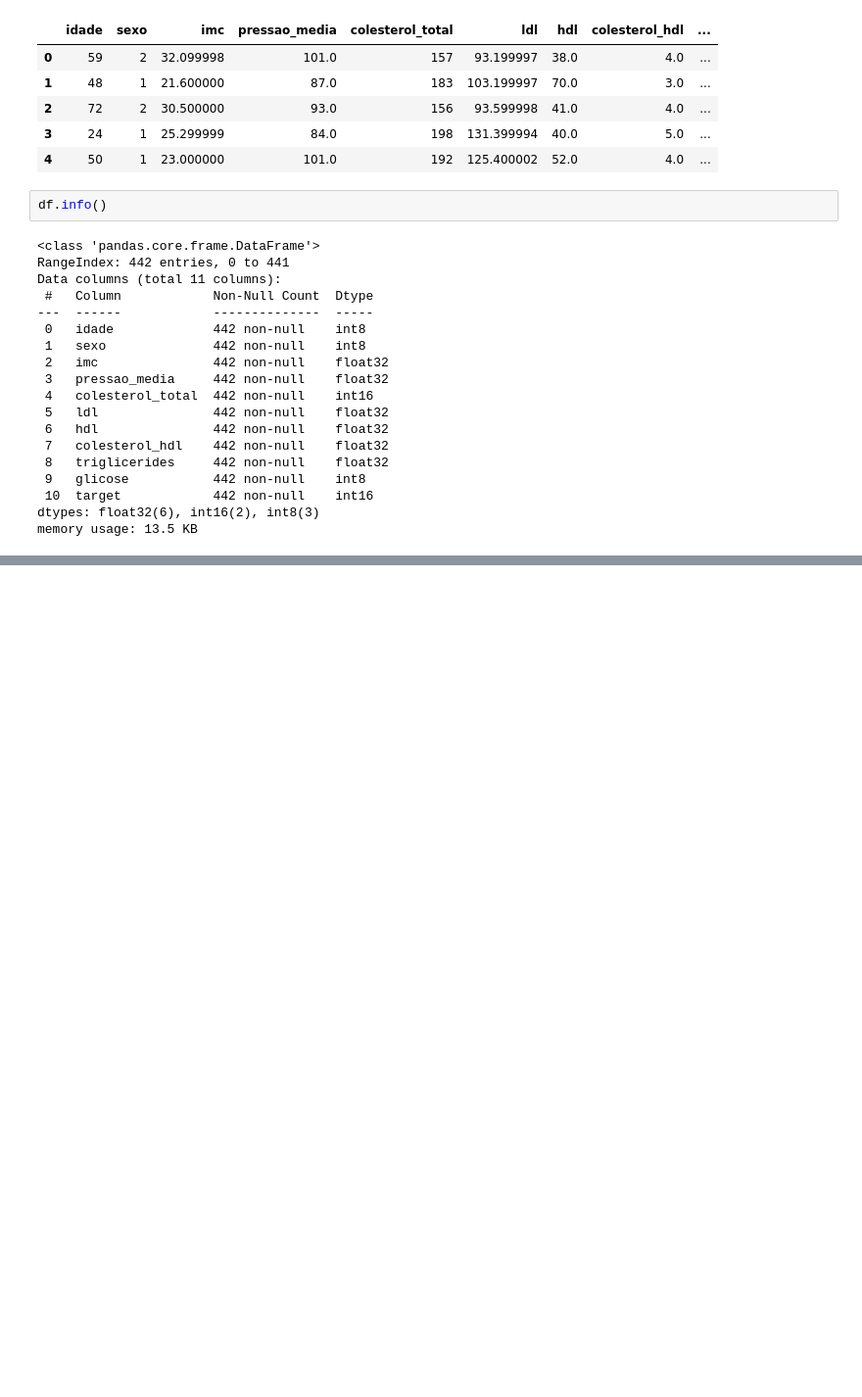
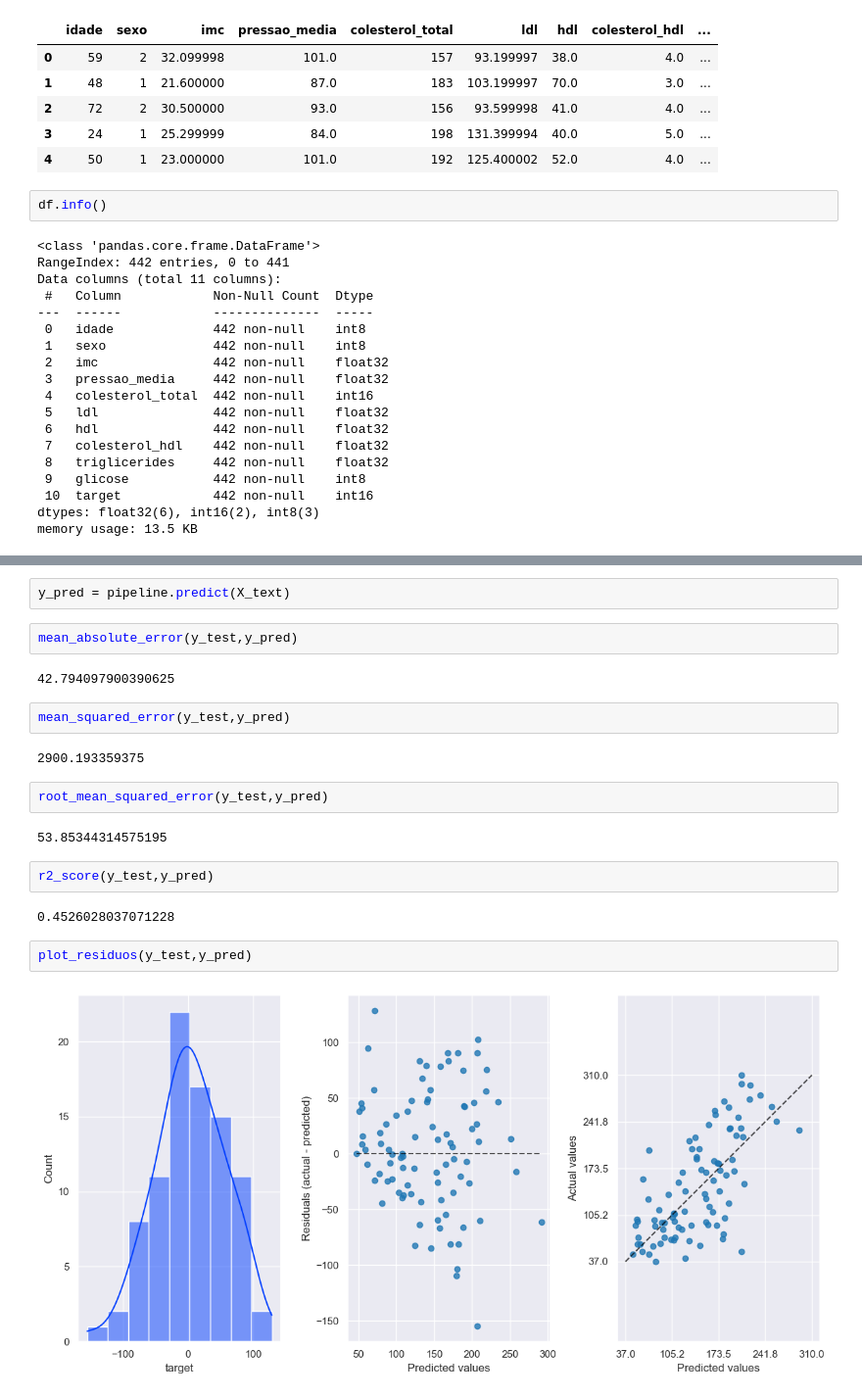
Before and after one commit to kiwsley/ciencia_de_dados, a Jupyter notebook: Scikit Learn/analiseexploratoria02.ipynb, the cells around one changed output, grey strips where cells are left out. Shown at 98% size. Saved outputs shown, nothing was run; the diff lists cells and outputs as text; blank space fills up the shorter version.

```diff
--- a/Scikit Learn/analiseexploratoria02.ipynb
+++ b/Scikit Learn/analiseexploratoria02.ipynb
@@ -44,0 +171,22 @@ memory usage: 13.5 KB
+# %%
+y_pred = pipeline.predict(X_text)
+# %%
+mean_absolute_error(y_test,y_pred)
+# %% [output]
+42.794097900390625
+# %%
+mean_squared_error(y_test,y_pred)
+# %% [output]
+2900.193359375
+# %%
+root_mean_squared_error(y_test,y_pred)
+# %% [output]
+53.85344314575195
+# %%
+r2_score(y_test,y_pred)
+# %% [output]
+0.4526028037071228
+# %%
+plot_residuos(y_test,y_pred)
+# %% [output]
+[figure, added]
```
Also changed, not shown: parts of 16 cells of this notebook, 8 other files.
